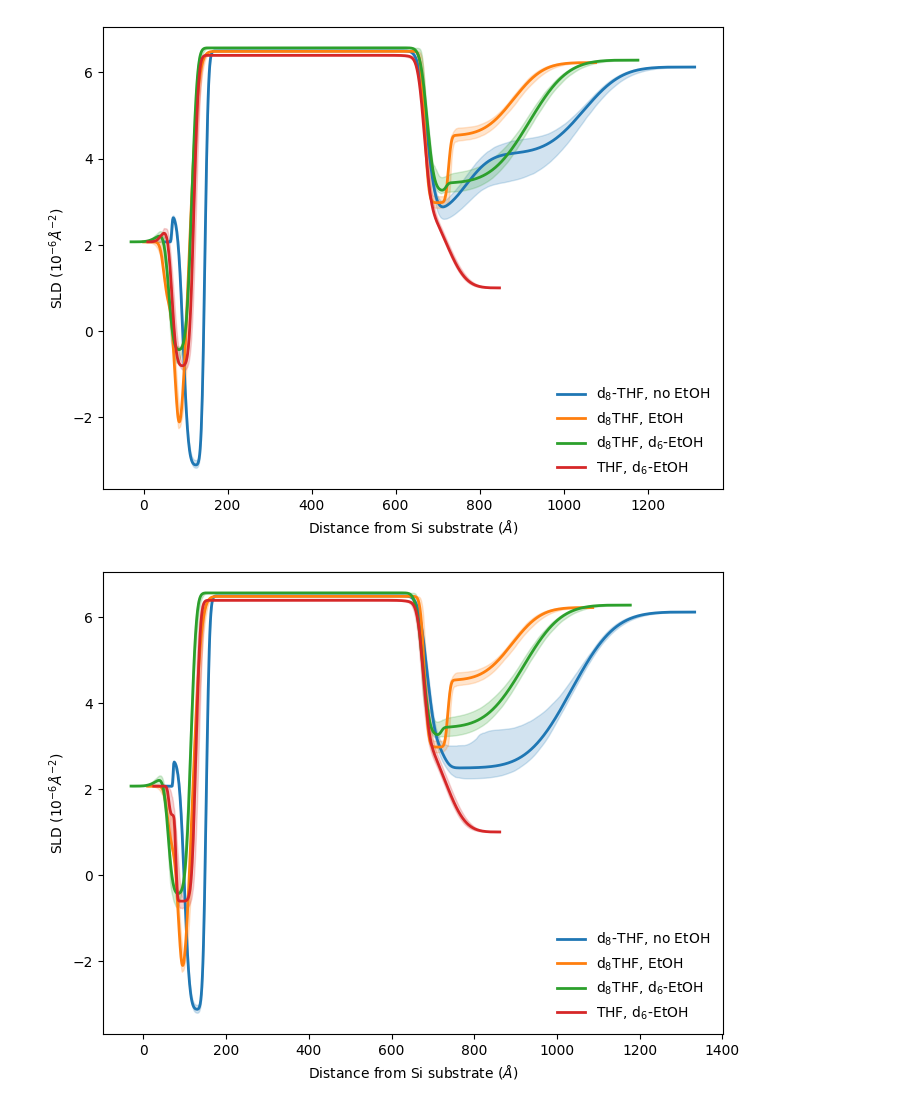
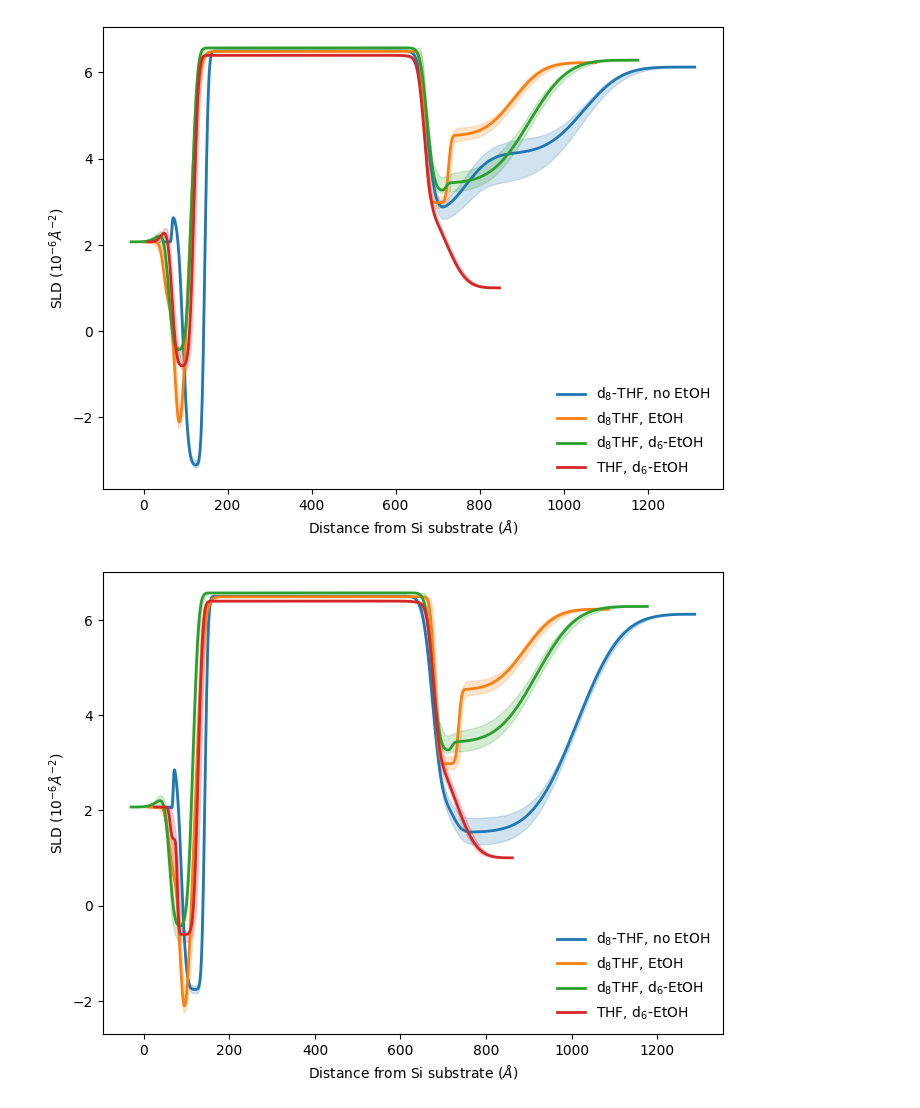
Before and after one commit to mdoucet/nh3-analysis, a Jupyter notebook: july2023/notebooks/Figure-3.ipynb, the cells around one changed output. Saved outputs shown, nothing was run; the diff lists cells and outputs as text; code cells hidden in the pictures.

```diff
--- a/july2023/notebooks/Figure-3.ipynb
+++ b/july2023/notebooks/Figure-3.ipynb
@@ -81,26 +81,26 @@ plt.savefig('deuteration-cycle2.png')
 # %% [output]
 [figure]
 # %%
-data_list = [201334, 207296, 207177, 207218]
+data_list = [201306, 207296, 207177, 207218]
 expt = ['jan2023', 'july2023', 'july2023', 'july2023']
 labels = ['d$_8$-THF, no EtOH', 'd$_8$THF, EtOH', 'd$_8$THF, d$_6$-EtOH', 'THF, d$_6$-EtOH']
 z_offset = [50, 10, -30, 25]
 
 fig, axs = plt.subplots(1,1, dpi=100, figsize=(8,6), sharex=False)
 
 for i, run in enumerate(data_list):
     ocv_fit = os.path.join(git_dir, expt[i], 'data', 'results', 'REFL_%s.json' % run)
 
     with open(ocv_fit, 'r') as f:
         data = json.load(f)
         plt.plot(np.asarray(data['z'])+z_offset[i], data['sld'], markersize=4, label=labels[i], linewidth=2,)
         plt.fill_between(np.asarray(data['z'])+z_offset[i], data['sld_low'], data['sld_high'],
                          alpha=0.2, color=plt.gca().lines[-1].get_color())
 
 
 plt.gca().legend(frameon=False)
 plt.xlabel('Distance from Si substrate ($\AA$)')
 plt.ylabel('SLD ($10^{-6} \AA^{-2}$)')
 plt.savefig('deuteration-cycle3.png')
 # %% [output]
-[figure, old version]
+[figure, new version]
```
Also changed, not shown: 16 other files.
